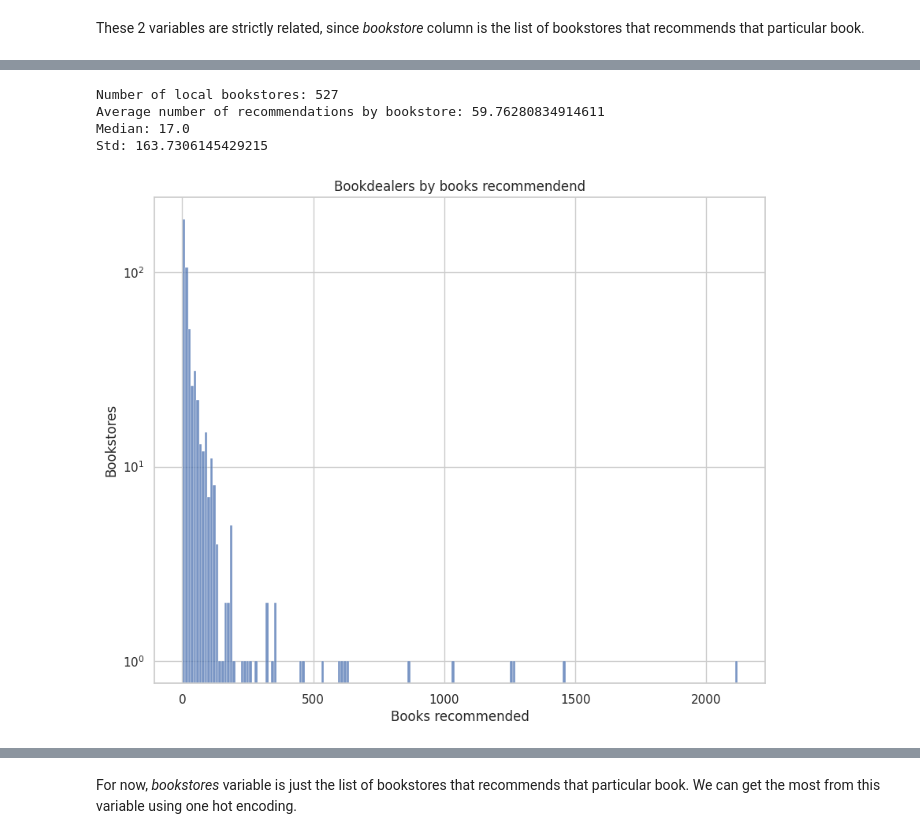
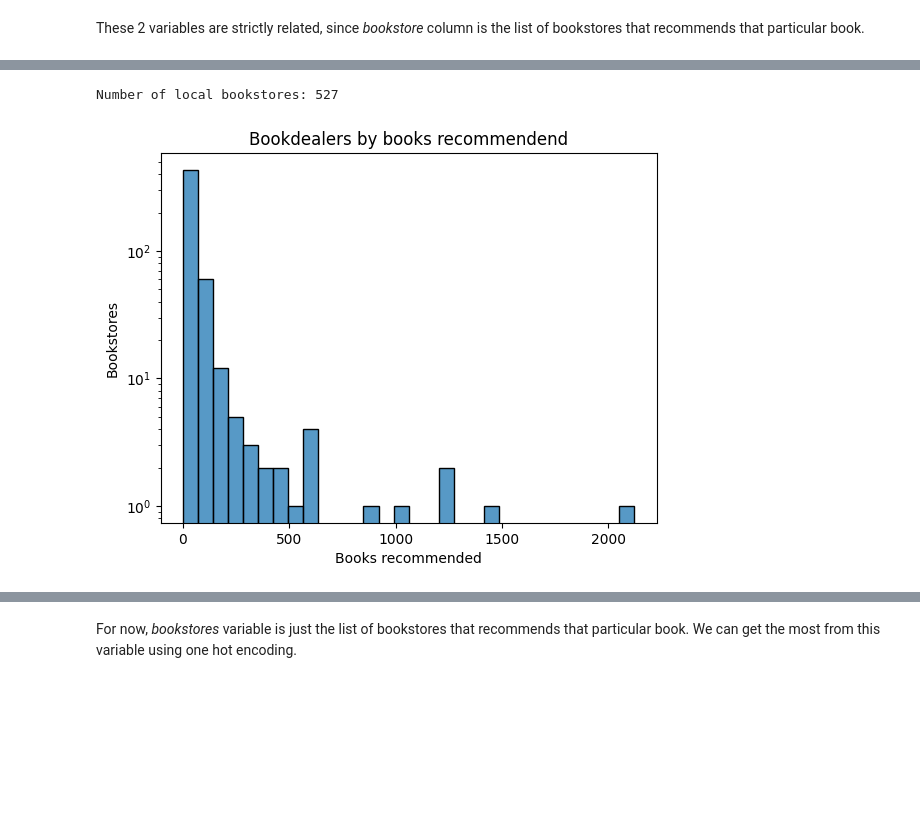
Before and after one commit to mattiapggioli/bookdealer-recommendations-analysis, a Jupyter notebook: notebooks/data_preparation.ipynb, the cells around one changed output, grey strips where cells are left out. Drawn from its saved outputs; the diff is of its cells as text; code cells hidden in the pictures; blank space fills up the shorter version.

Commit message:
explore data

```diff
--- a/notebooks/data_preparation.ipynb
+++ b/notebooks/data_preparation.ipynb
@@ -6,20 +6,8 @@ import pandas as pd
 import numpy as np
 from matplotlib import pyplot as plt
 import seaborn as sns
-# %%
-pal = 'deep'
-st = 'whitegrid'
-fig_size = {'figure.figsize':(10, 8)}
-
-sns.set_theme(context='notebook',
-              style= st,
-              palette= pal,
-              font='sans-serif',
-              font_scale=1,
-              color_codes=True,
-              rc= fig_size)
 # %%
-df = pd.read_csv('../data/bd-recommendations.csv')
+df = pd.read_csv('../data/bookdealer_recommendations.csv')
 # %%
 df.head()
 # %% [output]
@@ -97,3 +85,7 @@ Data columns (total 9 columns):
  8   synopsis         19945 non-null  object
 dtypes: float64(2), int64(2), object(5)
 memory usage: 1.5+ MB
+# %%
+df['date'] = pd.to_datetime(df['date'], format='%d/%m/%Y')
+df['recommendations'] = df['recommendations'].astype(int)
+df['pages'] = pd.to_numeric(df['pages'])
@@ -157,20 +139,14 @@ recommendations_by_bookstore = [sum(bookstores_in_book.count(bookstore)
     for bookstore in bookstores]
 # %%
 print(f'Number of local bookstores: {len(bookstores)}')
-print(f'Average number of recommendations by bookstore: {np.mean(recommendations_by_bookstore)}')
-print(f'Median: {np.median(recommendations_by_bookstore)}')
-print(f'Std: {np.std(recommendations_by_bookstore)}')
 
 fig, ax = plt.subplots()
-ax = sns.histplot(recommendations_by_bookstore)
+ax = sns.histplot(recommendations_by_bookstore, bins=30)
 ax.set_xlabel('Books recommended')
 ax.set_ylabel('Bookstores')
 ax.set_yscale('log')
 ax.set_title('Bookdealers by books recommendend')
 plt.show()
 # %% [output]
 Number of local bookstores: 527
-Average number of recommendations by bookstore: 59.76280834914611
-Median: 17.0
-Std: 163.7306145429215
-[figure, old version]
+[figure, new version]
```
Also changed, not shown: parts of 29 cells of this notebook.
